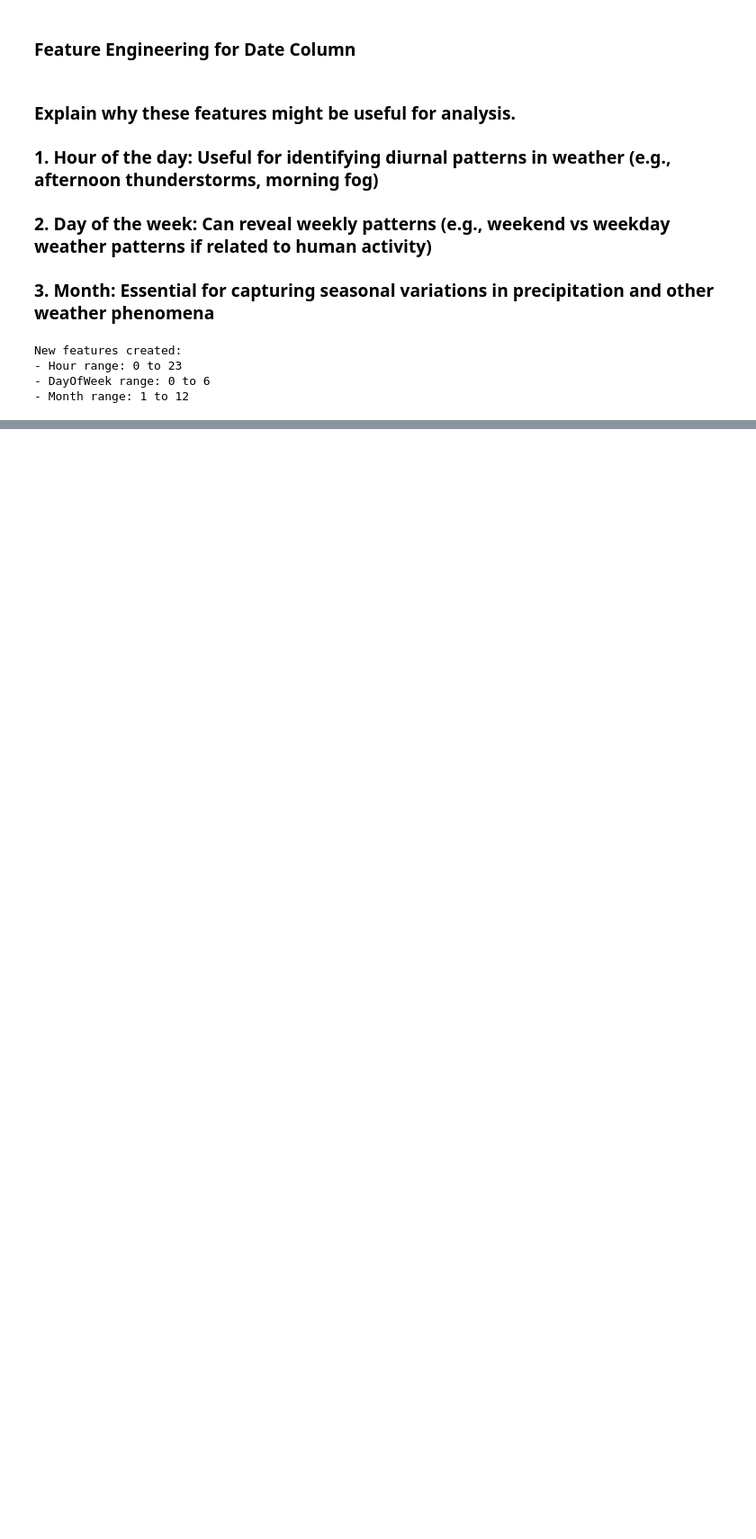
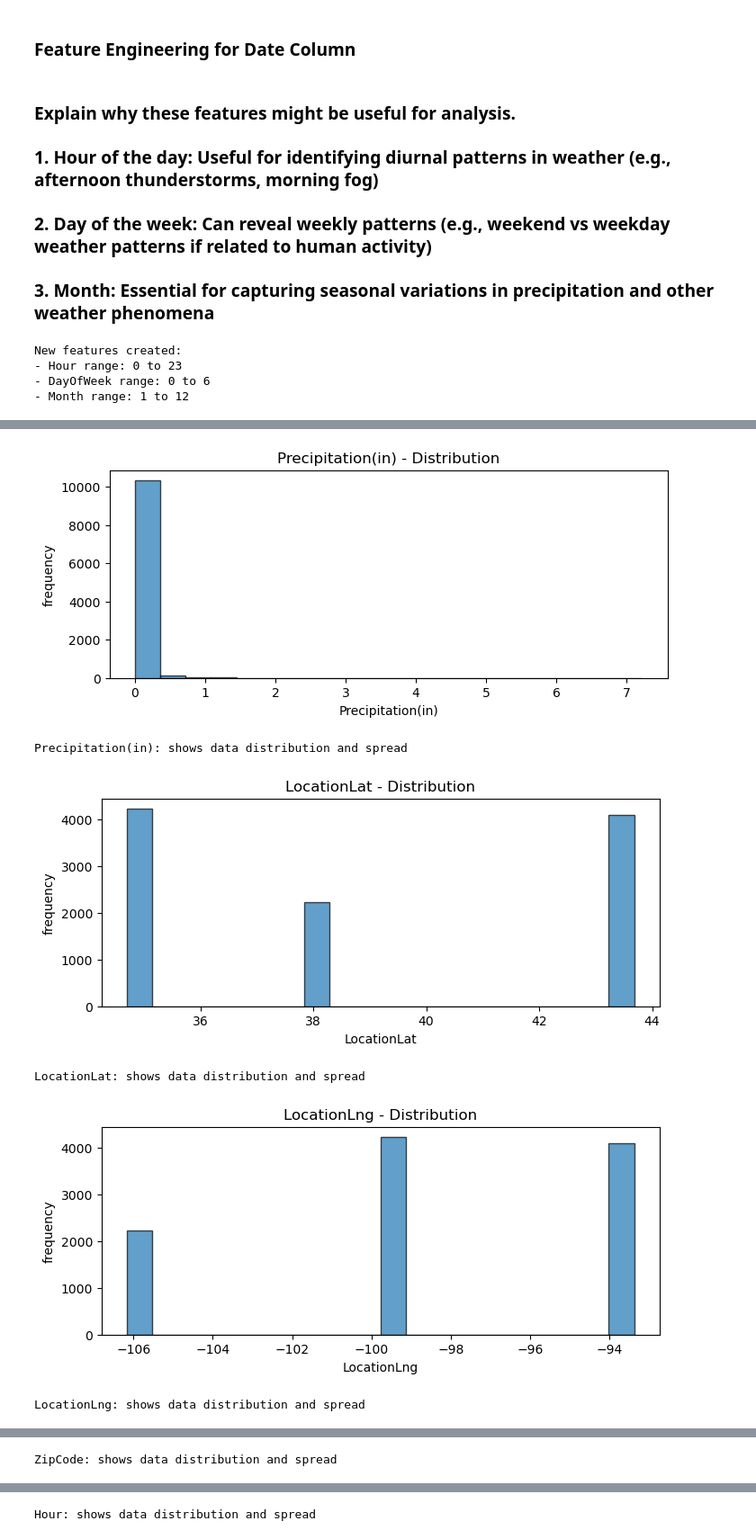
Before and after one commit to saeed-taj/AI-ML-DATA_SCIENCE-FROM-SCRATCH, a Jupyter notebook: Machine-learning/data_pre-processing_&_analysis/feature_engineering.ipynb, the cells around one changed output, grey strips where cells are left out. Shown at 90% size. Drawn from its saved outputs; the diff is of its cells as text; code cells hidden in the pictures; blank space fills up the shorter version.

Commit message:
feature engineering extraction of time based data like hourly , weekly and monthly and making new columns and added the visualizations also frequency and distribution charts

```diff
--- a/Machine-learning/data_pre-processing_&_analysis/feature_engineering.ipynb
+++ b/Machine-learning/data_pre-processing_&_analysis/feature_engineering.ipynb
@@ -86,0 +124,5 @@ New features created:
+# %%
+import matplotlib.pyplot as plt
+import seaborn as sns
+
+plt.style.use('default')
@@ -86,0 +131,18 @@ New features created:
+# %%
+numerical_columns = df_filled.select_dtypes(include=['number']).columns
+
+for cols in numerical_columns:
+    plt.figure(figsize=(8,3))
+    plt.hist(df_filled[cols].dropna(), bins=20 , alpha = 0.7 , edgecolor = 'black')
+    plt.title(f'{cols} - Distribution')
+    plt.xlabel(cols)
+    plt.ylabel('frequency')
+    plt.show()
+    print(f'{cols}: shows data distribution and spread' )
+# %% [output]
+[figure, added]
+Precipitation(in): shows data distribution and spread
+[figure, added]
+LocationLat: shows data distribution and spread
+[figure, added]
+LocationLng: shows data distribution and spread
@@ -86,0 +150 @@ New features created:
+ZipCode: shows data distribution and spread
@@ -86,0 +152 @@ New features created:
+Hour: shows data distribution and spread
```
Also changed, not shown: parts of 4 cells of this notebook.
